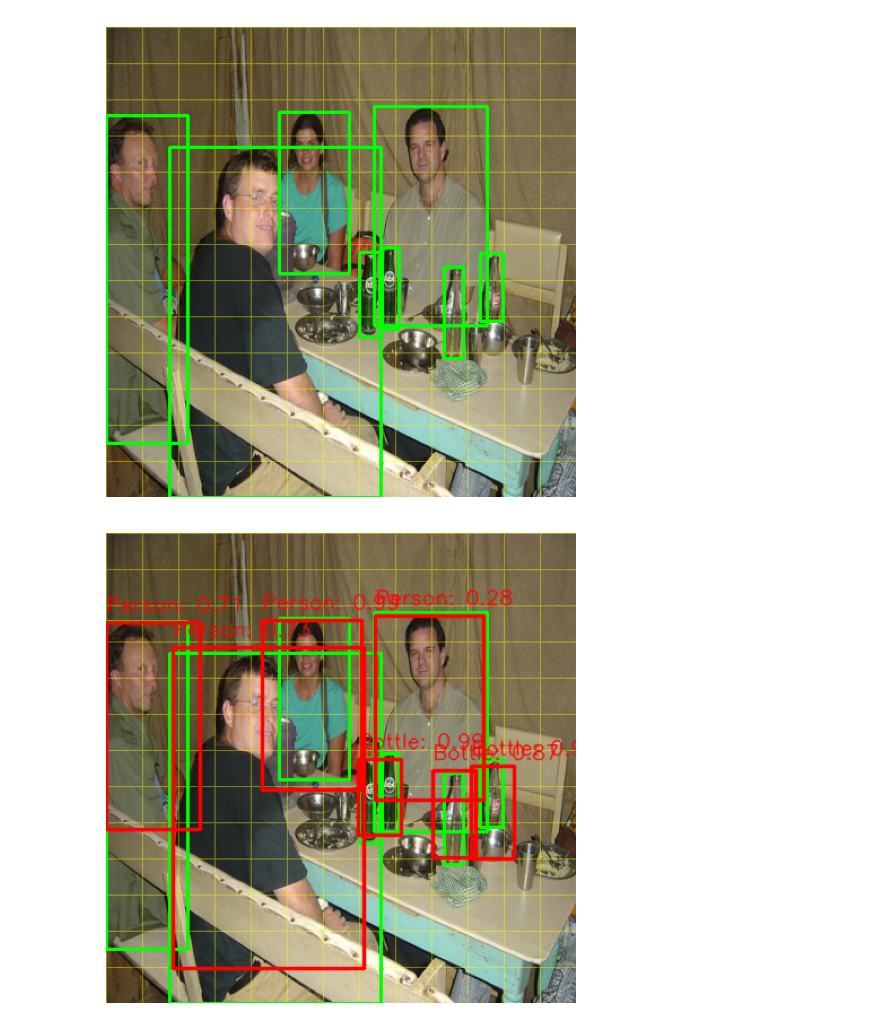
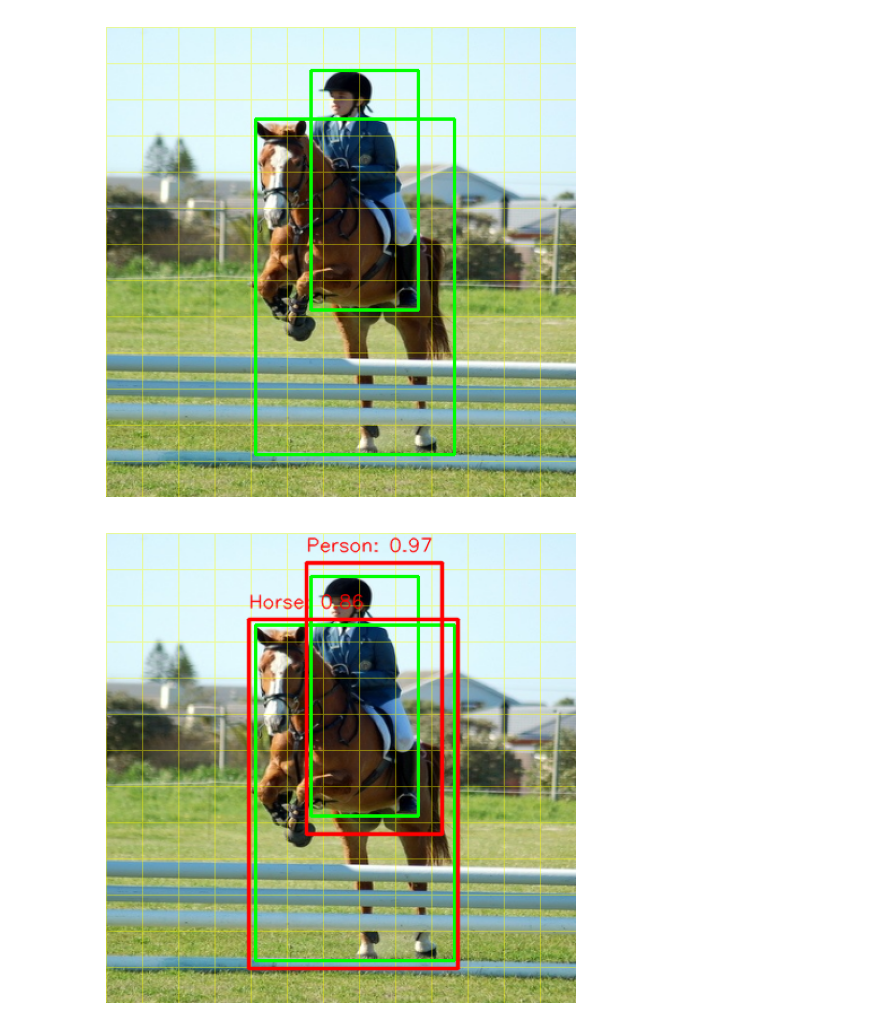
Before and after one commit to mateuszk098/neural-nets, a Jupyter notebook: notebooks/yolo/v2/infer.ipynb, the cells around one changed output. Cells and saved outputs as stored; diff of their text form; code cells hidden in the pictures.

```diff
--- a/notebooks/yolo/v2/infer.ipynb
+++ b/notebooks/yolo/v2/infer.ipynb
@@ -12,14 +12,20 @@ from cvnets.yolo.v2 import utils
 from cvnets.yolo.v2.dataset import VOCDataset
 from cvnets.yolo.v2.net import YOLOv2
 # %%
-anchors = utils.load_anchor_bboxes("./checkpoints/anchor_bboxes_k_5.npy")
+anchors = utils.load_anchor_bboxes("./checkpoints/anchor_bboxes_k_7.npy")
 dataset = VOCDataset("~/Documents/Datasets/VOC/", anchors=anchors, imgsz=416, split="val", normalize=False)
 
 model = YOLOv2(dataset.num_anchors, dataset.num_classes)
-model.load_state_dict(torch.load("./checkpoints/yolov2-voc-epochs-135.pt", map_location="cpu", weights_only=True))
+model.load_state_dict(
+    torch.load(
+        "./checkpoints/run-2025-01-23-10-01-04/yolov2-voc.pt",
+        map_location="cpu",
+        weights_only=True,
+    )
+)
 model = model.eval()
 # %%
-sample = dataset[12]
+sample = dataset[123]
 
 image = sample.image.permute(1, 2, 0).numpy().astype("uint8")
 bboxes = sample.bboxes.numpy()
@@ -42,7 +48,7 @@ plt.imshow(image_copy)
 plt.axis("off")
 plt.show()
 # %% [output]
-[figure, old version]
+[figure, new version]
 # %%
 image_with_pred = image_copy.copy()
 
@@ -56,33 +62,33 @@ with torch.inference_mode():
 results = utils.postprocess_predictions(
     predictions=predictions,
     anchors=dataset.anchors,
     downsample=dataset.downsample,
     num_classes=dataset.num_classes,
     imgsz=dataset.imgsz,
     conf_thresh=0.2,
-    nms_thresh=0.3,
+    nms_thresh=0.4,
 )
 
 r = results[0]
 for xyxy, conf, label in zip(r.xyxys.numpy(), r.confs.numpy(), r.labels.numpy()):
     x1, y1, x2, y2 = xyxy.astype("int32")
     conf = conf.item()
     label = label.item()
     cv.putText(
         img=image_with_pred,
         text=f"{dataset.idx_to_class[label].title()}: {conf:.2f}",
         org=(x1, y1 - 10),
         fontFace=cv.FONT_HERSHEY_SIMPLEX,
-        fontScale=0.6,
+        fontScale=0.55,
         color=(255, 0, 0),
         thickness=1,
         lineType=cv.LINE_AA,
     )
     cv.rectangle(image_with_pred, (x1, y1), (x2, y2), (255, 0, 0), 2, cv.LINE_AA)
 
 plt.figure(figsize=(5, 5), tight_layout=True)
 plt.imshow(image_with_pred)
 plt.axis("off")
 plt.show()
 # %% [output]
-[figure, old version]
+[figure, new version]
```
Also changed, not shown: 6 other files.
